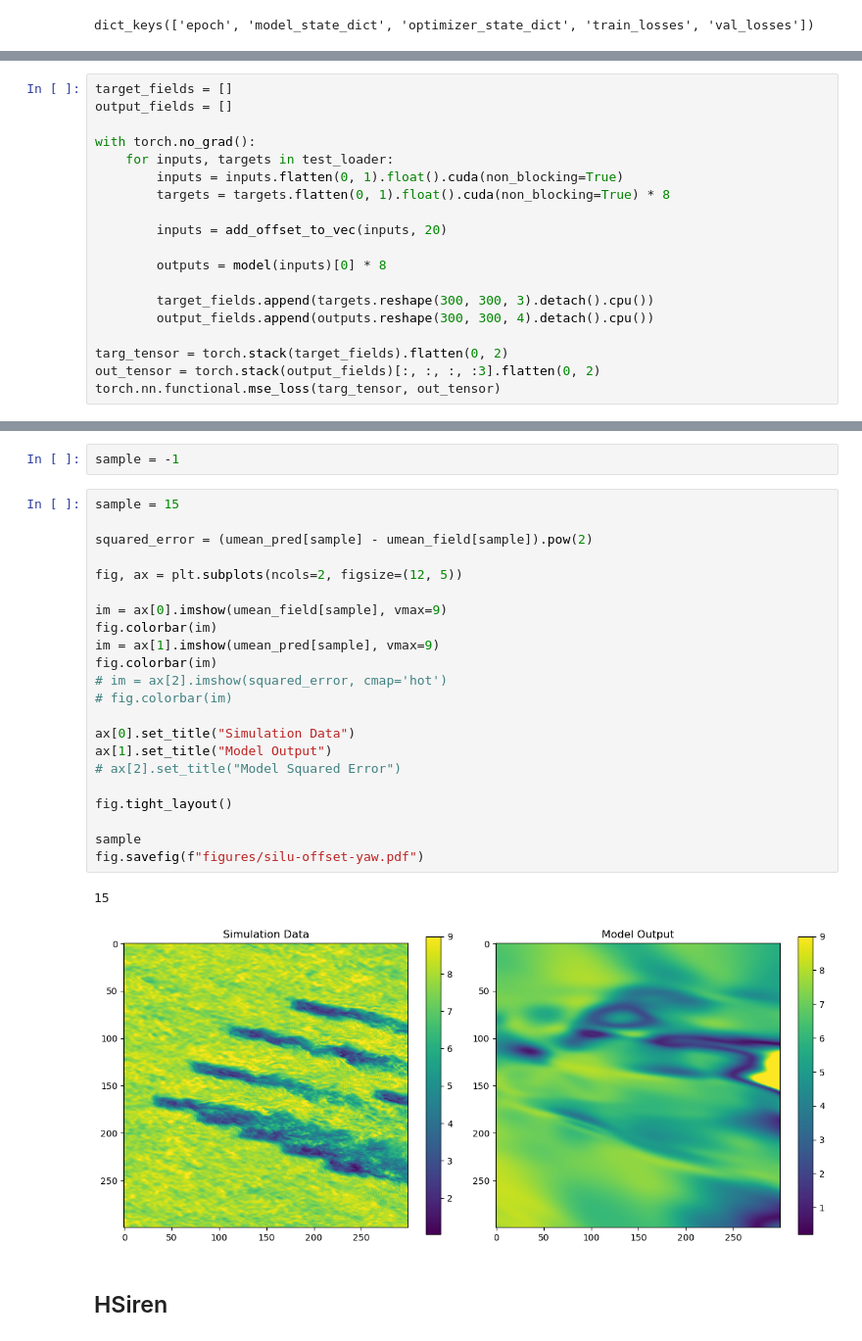
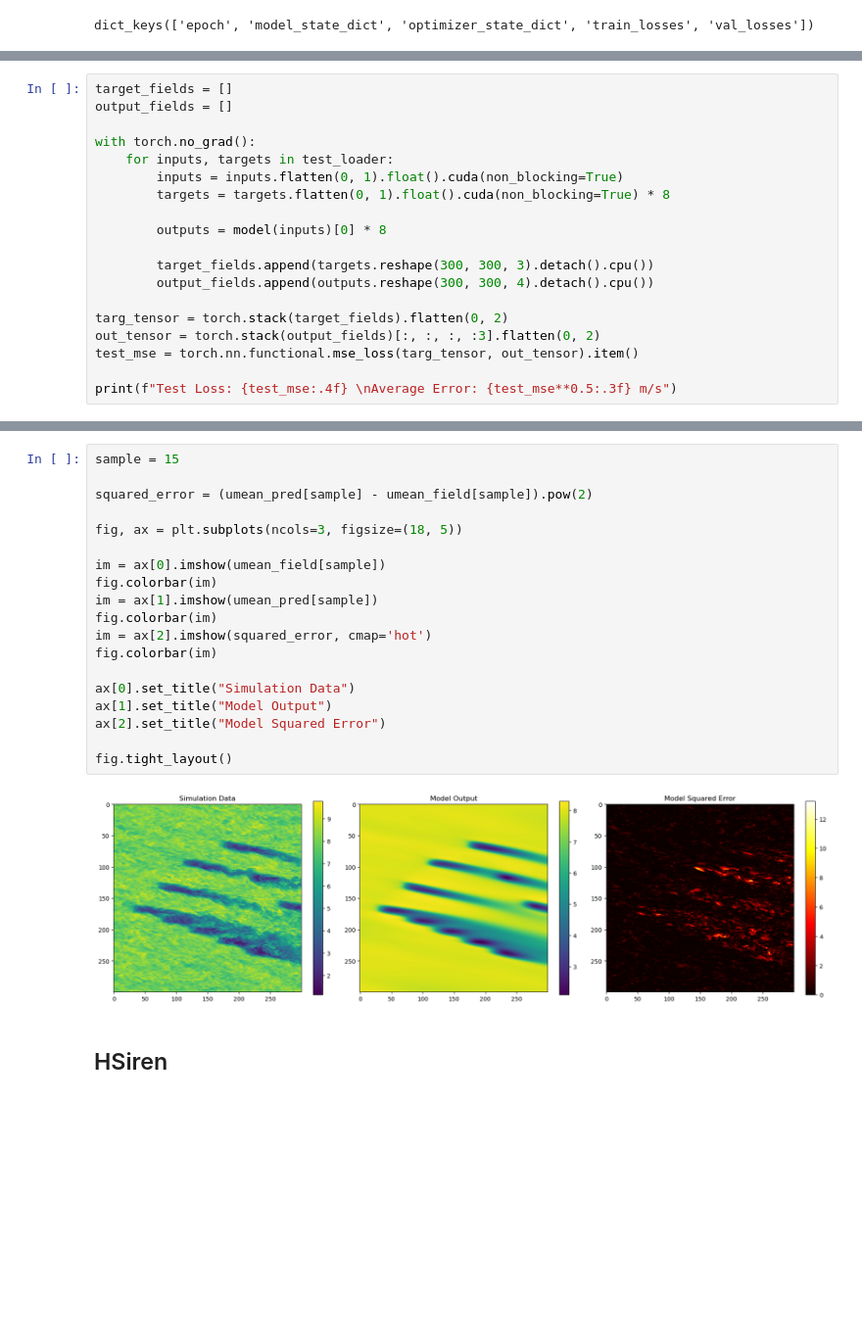
Before and after one commit to erenaydoslu/AI2P-WindFarmControl, a Jupyter notebook: experiments/NavierStokes/results.ipynb, the cells around one changed output, grey strips where cells are left out. Shown at 98% size. Cells and saved outputs as stored; diff of their text form; blank space fills up the shorter version.

```diff
--- a/experiments/NavierStokes/results.ipynb
+++ b/experiments/NavierStokes/results.ipynb
@@ -105,8 +82,6 @@ with torch.no_grad():
         inputs = inputs.flatten(0, 1).float().cuda(non_blocking=True)
         targets = targets.flatten(0, 1).float().cuda(non_blocking=True) * 8
 
-        inputs = add_offset_to_vec(inputs, 20)
-
         outputs = model(inputs)[0] * 8
 
         target_fields.append(targets.reshape(300, 300, 3).detach().cpu())
@@ -114,5 +89,7 @@ with torch.no_grad():
 
 targ_tensor = torch.stack(target_fields).flatten(0, 2)
 out_tensor = torch.stack(output_fields)[:, :, :, :3].flatten(0, 2)
-torch.nn.functional.mse_loss(targ_tensor, out_tensor)
+test_mse = torch.nn.functional.mse_loss(targ_tensor, out_tensor).item()
+
+print(f"Test Loss: {test_mse:.4f} \nAverage Error: {test_mse**0.5:.3f} m/s")
 # %% [output]
@@ -121,31 +100,25 @@ tensor(643.2443)
 umean_pred = list(map(lambda x: torch.sqrt(x[:, :, 0]**2 + x[:, :, 1]**2), output_fields))
 umean_field = list(map(lambda x: torch.sqrt(x[:, :, 0]**2 + x[:, :, 1]**2), target_fields))
-# %%
-sample = -1
 # %%
 sample = 15
 
 squared_error = (umean_pred[sample] - umean_field[sample]).pow(2)
 
-fig, ax = plt.subplots(ncols=2, figsize=(12, 5))
+fig, ax = plt.subplots(ncols=3, figsize=(18, 5))
 
-im = ax[0].imshow(umean_field[sample], vmax=9)
+im = ax[0].imshow(umean_field[sample])
 fig.colorbar(im)
-im = ax[1].imshow(umean_pred[sample], vmax=9)
+im = ax[1].imshow(umean_pred[sample])
 fig.colorbar(im)
-# im = ax[2].imshow(squared_error, cmap='hot')
-# fig.colorbar(im)
+im = ax[2].imshow(squared_error, cmap='hot')
+fig.colorbar(im)
 
 ax[0].set_title("Simulation Data")
 ax[1].set_title("Model Output")
-# ax[2].set_title("Model Squared Error")
+ax[2].set_title("Model Squared Error")
 
 fig.tight_layout()
-
-sample
-fig.savefig(f"figures/silu-offset-yaw.pdf")
 # %% [output]
-15
-[figure, old version]
+[figure, new version]
 # %% [markdown]
 ## HSiren
```
Also changed, not shown: parts of 24 cells of this notebook, 3 other files.
